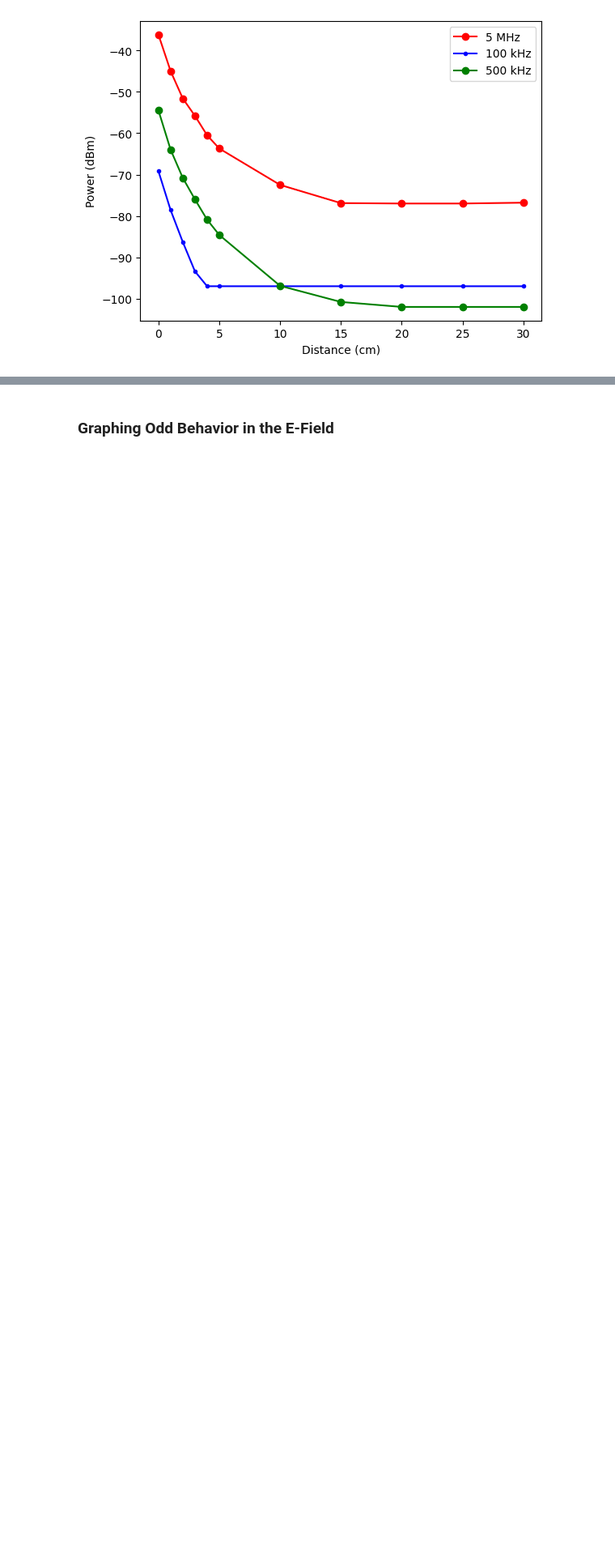
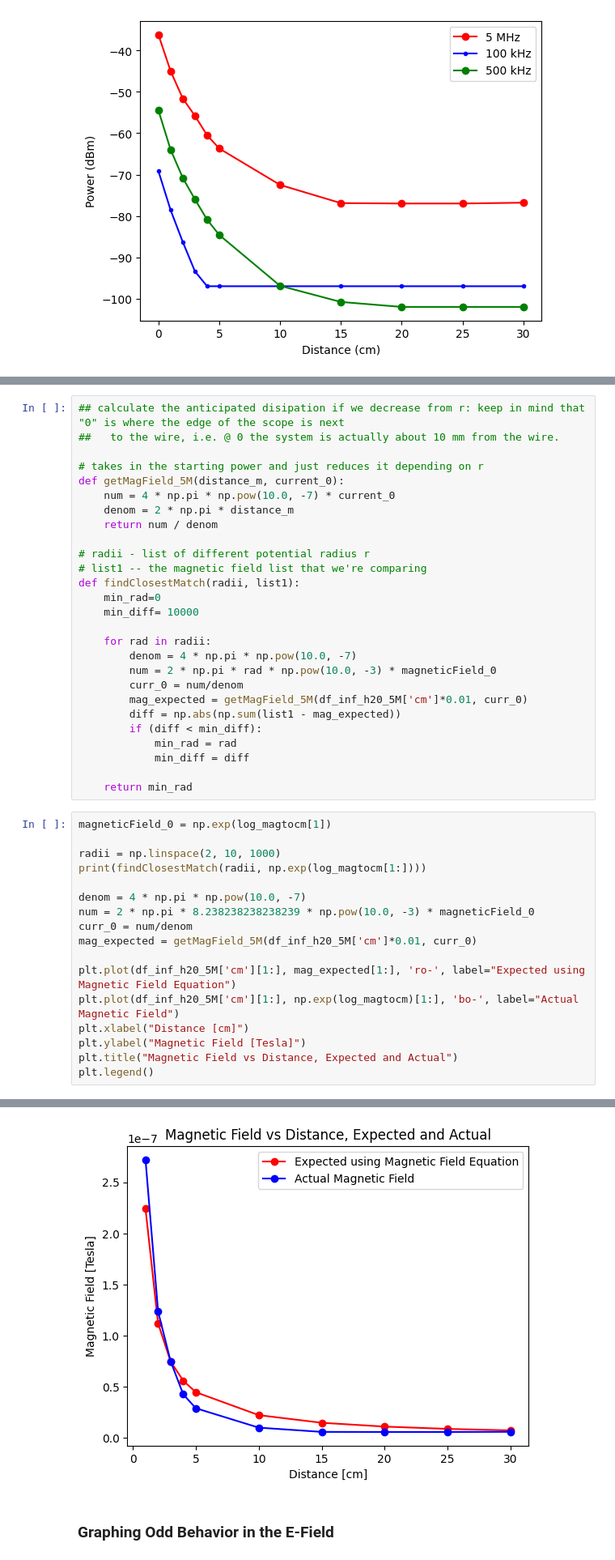
Before and after one commit to zoe-worrall/e155_labs, a Jupyter notebook: zoe-worrall-website/projects/radio_frequency/projects/Lab4_pythonfile.ipynb, the cells around one changed output, grey strips where cells are left out. Shown at 81% size. Drawn from its saved outputs; the diff is of its cells as text; blank space fills up the shorter version.

```diff
--- a/zoe-worrall-website/projects/radio_frequency/projects/Lab4_pythonfile.ipynb
+++ b/zoe-worrall-website/projects/radio_frequency/projects/Lab4_pythonfile.ipynb
@@ -469,0 +501,45 @@ plt.legend()
+# %%
+## calculate the anticipated disipation if we decrease from r: keep in mind that "0" is where the edge of the scope is next
+##   to the wire, i.e. @ 0 the system is actually about 10 mm from the wire.
+
+# takes in the starting power and just reduces it depending on r
+def getMagField_5M(distance_m, current_0):
+    num = 4 * np.pi * np.pow(10.0, -7) * current_0
+    denom = 2 * np.pi * distance_m
+    return num / denom
+
+# radii - list of different potential radius r
+# list1 -- the magnetic field list that we're comparing
+def findClosestMatch(radii, list1):
+    min_rad=0
+    min_diff= 10000
+
+    for rad in radii:
+        denom = 4 * np.pi * np.pow(10.0, -7)
+        num = 2 * np.pi * rad * np.pow(10.0, -3) * magneticField_0
+        curr_0 = num/denom
+        mag_expected = getMagField_5M(df_inf_h20_5M['cm']*0.01, curr_0)
+        diff = np.abs(np.sum(list1 - mag_expected))
+        if (diff < min_diff):
+            min_rad = rad
+            min_diff = diff
+
+    return min_rad
+# %%
+magneticField_0 = np.exp(log_magtocm[1])
+
+radii = np.linspace(2, 10, 1000)
+print(findClosestMatch(radii, np.exp(log_magtocm[1:])))
+
+denom = 4 * np.pi * np.pow(10.0, -7)
+num = 2 * np.pi * 8.238238238238239 * np.pow(10.0, -3) * magneticField_0
+curr_0 = num/denom
+mag_expected = getMagField_5M(df_inf_h20_5M['cm']*0.01, curr_0)
+
+plt.plot(df_inf_h20_5M['cm'][1:], mag_expected[1:], 'ro-', label="Expected using Magnetic Field Equation")
+plt.plot(df_inf_h20_5M['cm'][1:], np.exp(log_magtocm)[1:], 'bo-', label="Actual Magnetic Field")
+plt.xlabel("Distance [cm]")
+plt.ylabel("Magnetic Field [Tesla]")
+plt.title("Magnetic Field vs Distance, Expected and Actual")
+plt.legend()
+# %% [output]
@@ -470,3 +548,4 @@ plt.legend()
+[figure, added]
 # %% [markdown]
 ### Graphing Odd Behavior in the E-Field
 # %%
```
Also changed, not shown: parts of 15 cells of this notebook, 19 other files.
